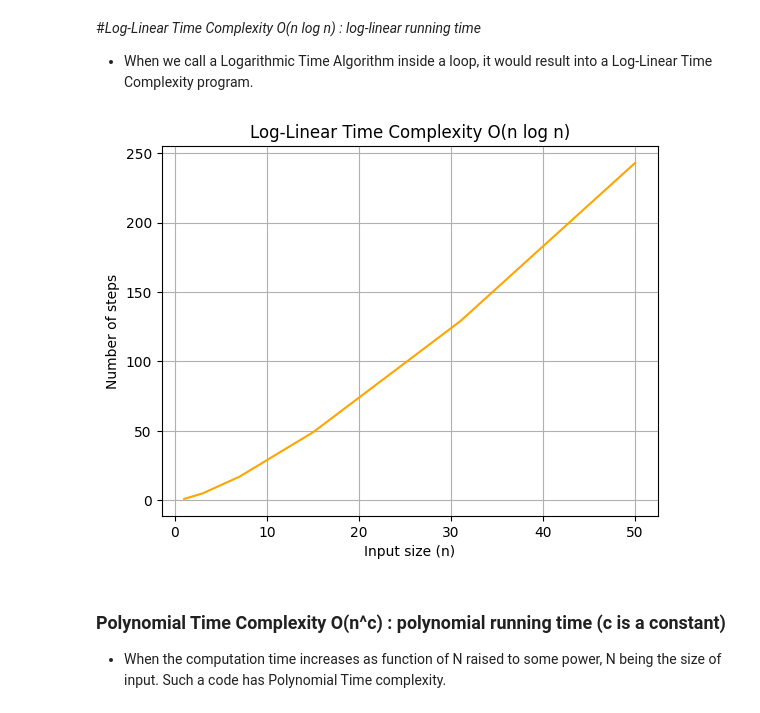
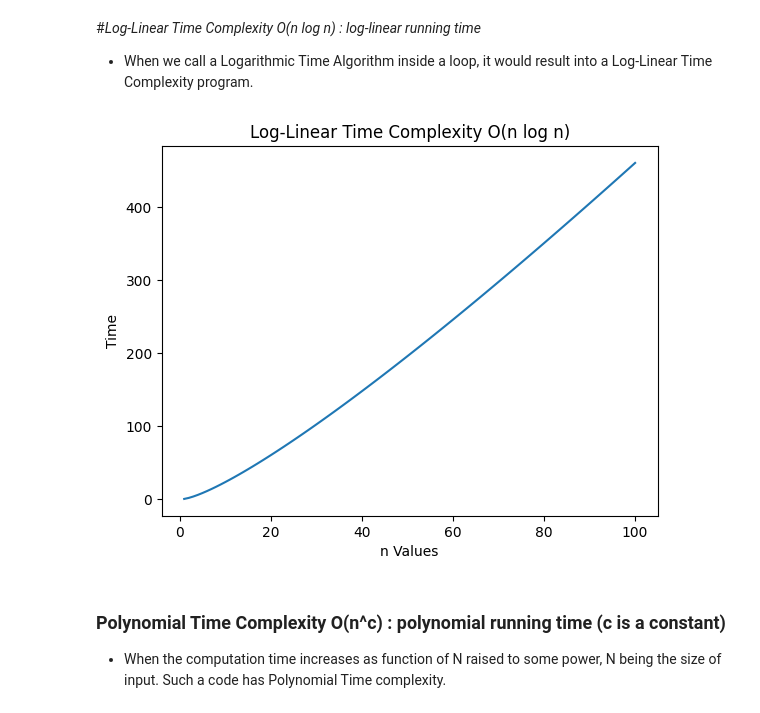
Before and after one commit to somya1singhal/APs-lab, a Jupyter notebook: Lab_3_Growth_of_function.ipynb, the cells around one changed output. Saved outputs shown, nothing was run; the diff lists cells and outputs as text; code cells hidden in the pictures.

```diff
--- a/Lab_3_Growth_of_function.ipynb
+++ b/Lab_3_Growth_of_function.ipynb
@@ -167,46 +157,29 @@ plt.show()
 result into a Log-Linear Time Complexity program.
 # %%
 #Prob_5 Take Suitable example and write function that runs in log-linear time. plot the graph as well, similar to above example.
-import matplotlib.pyplot as plt
-import math
-def binary_search(arr, target):
-    low = 0
-    high = len(arr) - 1
-    steps = 0
+def EvenIndexValues(data, n):
+  vals = []
+  for i in range(n):
+    for j in range(i, n, 2):
+      vals.append(data[j])
+  return vals
 
-    while low <= high:
-        steps += 1
-        mid = (low + high) // 2
 
-        if arr[mid] == target:
-            return steps
-        elif arr[mid] < target:
-            low = mid + 1
-        else:
-            high = mid - 1
-    return steps
-def loop_binary_search(n):
-    arr = list(range(1, n + 1))
-    total_steps = 0
+tValNLogN = []
+for n in n_values:
+  dat = list(range(1, n+1))
+  EvenIndexValues(dat, n)
+  log = np.log(n)
+  tValNLogN.append(n * log )
 
-    for i in range(n):
-        total_steps += binary_search(arr, i + 1)
-
-    return total_steps
-
-n_values = list(range(1, 51))
-steps_taken = []
-
-for n in n_values:
-    steps_taken.append(loop_binary_search(n))
-plt.plot(n_values, steps_taken, color="orange")
-plt.xlabel("Input size (n)")
-plt.ylabel("Number of steps")
+plt.figure()
+plt.plot(n_values, tValNLogN)
+plt.xlabel("n Values")
+plt.ylabel("Time")
 plt.title("Log-Linear Time Complexity O(n log n)")
-plt.grid(True)
 plt.show()
 # %% [output]
-[figure, old version]
+[figure, new version]
 # %% [markdown]
 ### Polynomial Time Complexity O(n^c) : polynomial running time (c is a constant)
 
```
Also changed, not shown: parts of 11 cells of this notebook.
